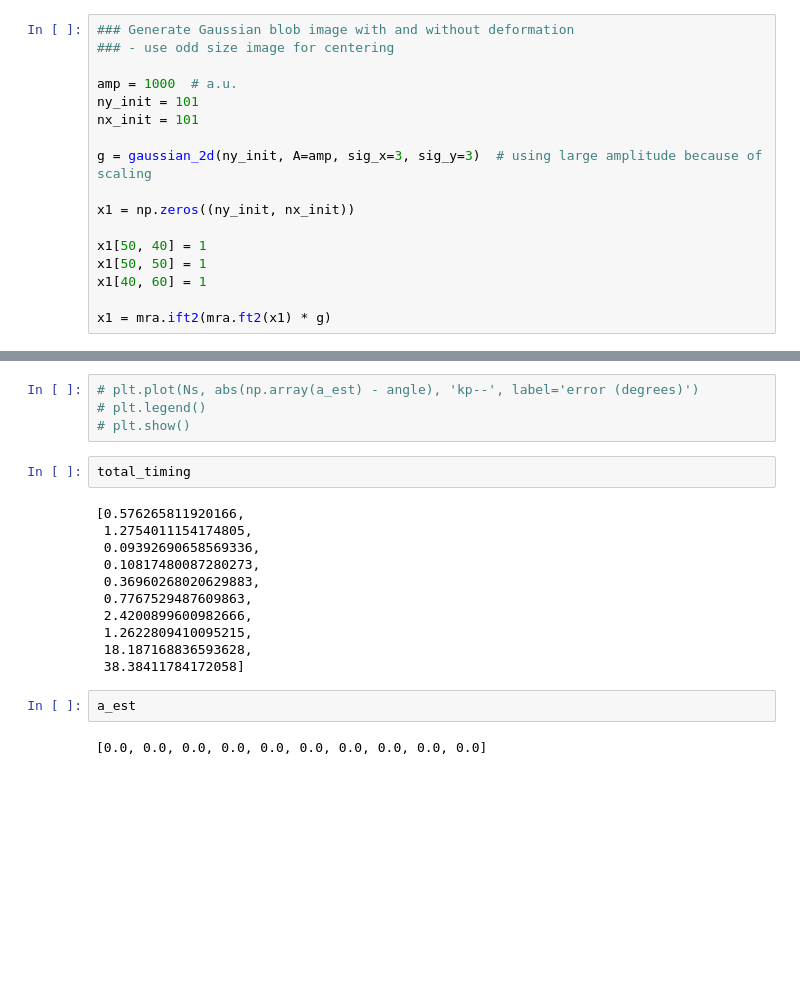
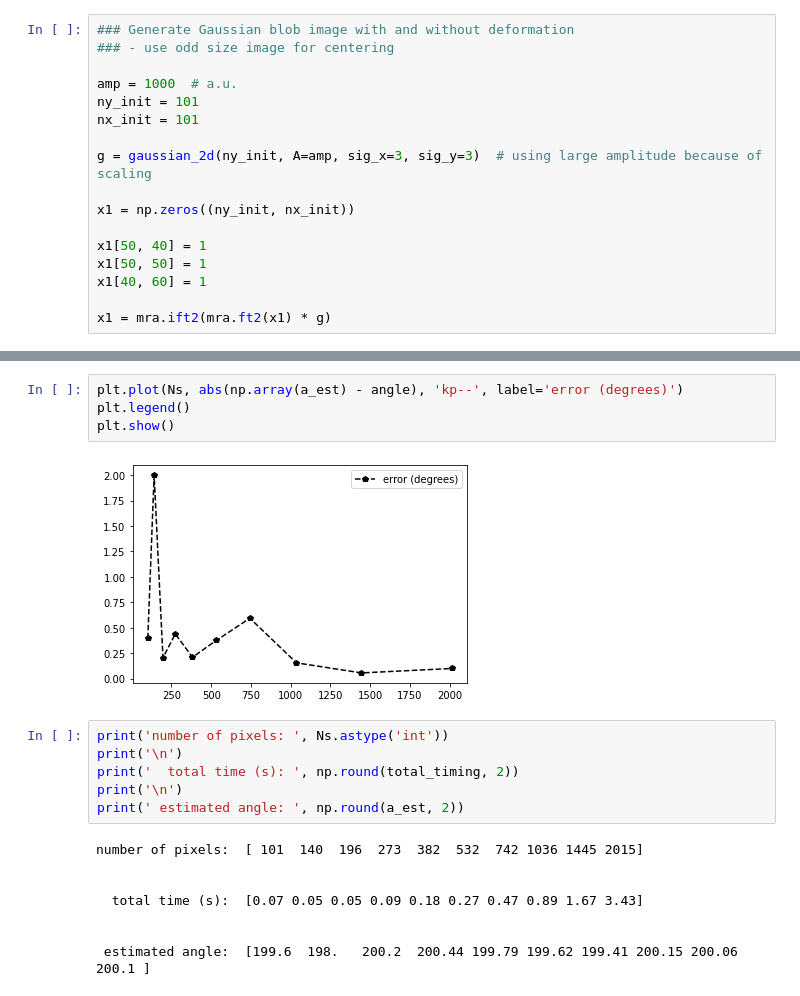
Before and after one commit to EricVerbeke/fast_image_alignment_ot, a Jupyter notebook: complexity.ipynb, the cells around one changed output, grey strips where cells are left out. Cells and saved outputs as stored; diff of their text form; blank space fills up the shorter version.

```diff
--- a/complexity.ipynb
+++ b/complexity.ipynb
@@ -180,21 +188,20 @@ plt.show()
 # %%
-# plt.plot(Ns, abs(np.array(a_est) - angle), 'kp--', label='error (degrees)')
-# plt.legend()
-# plt.show()
+plt.plot(Ns, abs(np.array(a_est) - angle), 'kp--', label='error (degrees)')
+plt.legend()
+plt.show()
+# %% [output]
+[figure, added]
 # %%
-total_timing
+print('number of pixels: ', Ns.astype('int'))
+print('\n')
+print('  total time (s): ', np.round(total_timing, 2))
+print('\n')
+print(' estimated angle: ', np.round(a_est, 2))
 # %% [output]
-[0.576265811920166,
- 1.2754011154174805,
- 0.09392690658569336,
- 0.10817480087280273,
- 0.36960268020629883,
- 0.7767529487609863,
- 2.4200899600982666,
- 1.2622809410095215,
- 18.187168836593628,
- 38.38411784172058]
+number of pixels:  [ 101  140  196  273  382  532  742 1036 1445 2015]
+
+
+  total time (s):  [0.07 0.05 0.05 0.09 0.18 0.27 0.47 0.89 1.67 3.43]
+
+
+ estimated angle:  [199.6  198.   200.2  200.44 199.79 199.62 199.41 200.15 200.06 200.1 ]
-# %%
-a_est
-# %% [output]
-[0.0, 0.0, 0.0, 0.0, 0.0, 0.0, 0.0, 0.0, 0.0, 0.0]
```
Also changed, not shown: parts of 7 cells of this notebook, 1 other file.
